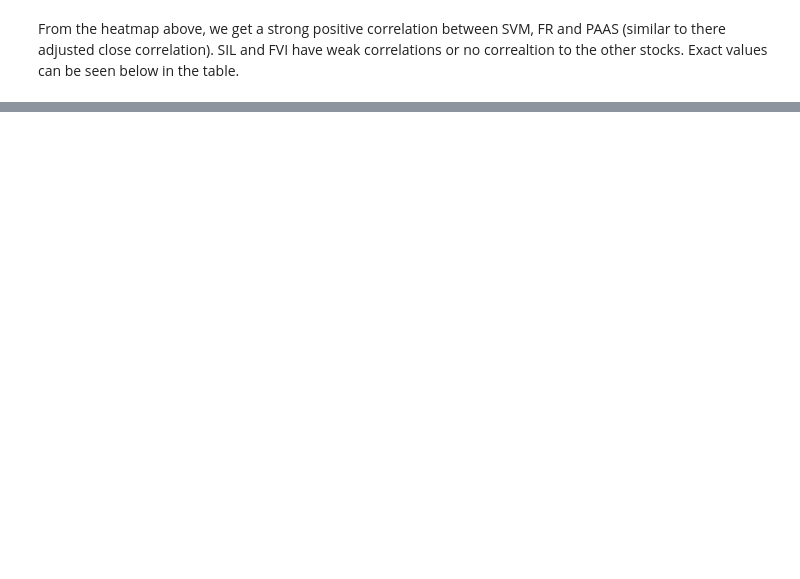
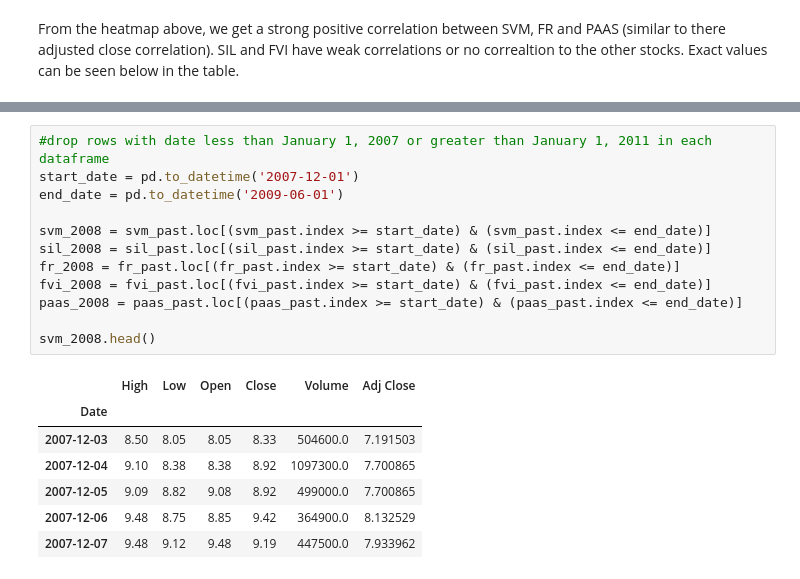
Before and after one commit to Benjamin-Pickers/Stock-Analysis, a Jupyter notebook: Stock analysis/ComparingCanadianSilverStocks.ipynb, the cells around one changed output, grey strips where cells are left out. Cells and saved outputs as stored; diff of their text form; blank space fills up the shorter version.

```diff
--- a/Stock analysis/ComparingCanadianSilverStocks.ipynb
+++ b/Stock analysis/ComparingCanadianSilverStocks.ipynb
@@ -554,0 +551,20 @@ silver_past_vol_corr
+# %%
+#drop rows with date less than January 1, 2007 or greater than January 1, 2011 in each dataframe
+start_date = pd.to_datetime('2007-12-01')
+end_date = pd.to_datetime('2009-06-01')
+
+svm_2008 = svm_past.loc[(svm_past.index >= start_date) & (svm_past.index <= end_date)]
+sil_2008 = sil_past.loc[(sil_past.index >= start_date) & (sil_past.index <= end_date)]
+fr_2008 = fr_past.loc[(fr_past.index >= start_date) & (fr_past.index <= end_date)]
+fvi_2008 = fvi_past.loc[(fvi_past.index >= start_date) & (fvi_past.index <= end_date)]
+paas_2008 = paas_past.loc[(paas_past.index >= start_date) & (paas_past.index <= end_date)]
+
+svm_2008.head()
+# %% [output]
+|  | High | Low | Open | Close | Volume | Adj Close |
+| Date |  |  |  |  |  |  |
+| 2007-12-03 | 8.50 | 8.05 | 8.05 | 8.33 | 504600.0 | 7.191503 |
+| 2007-12-04 | 9.10 | 8.38 | 8.38 | 8.92 | 1097300.0 | 7.700865 |
+| 2007-12-05 | 9.09 | 8.82 | 9.08 | 8.92 | 499000.0 | 7.700865 |
+| 2007-12-06 | 9.48 | 8.75 | 8.85 | 9.42 | 364900.0 | 8.132529 |
+| 2007-12-07 | 9.48 | 9.12 | 9.48 | 9.19 | 447500.0 | 7.933962 |
```
Also changed, not shown: parts of 11 cells of this notebook.
